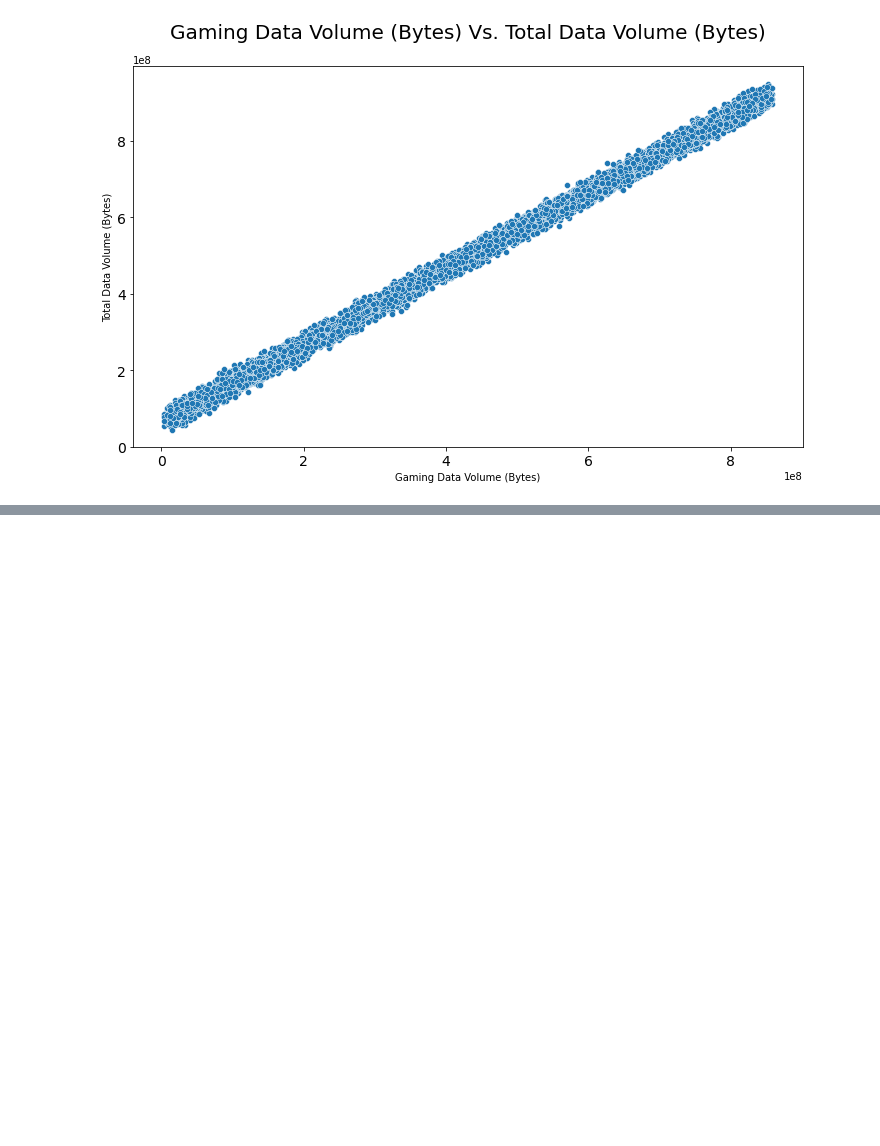
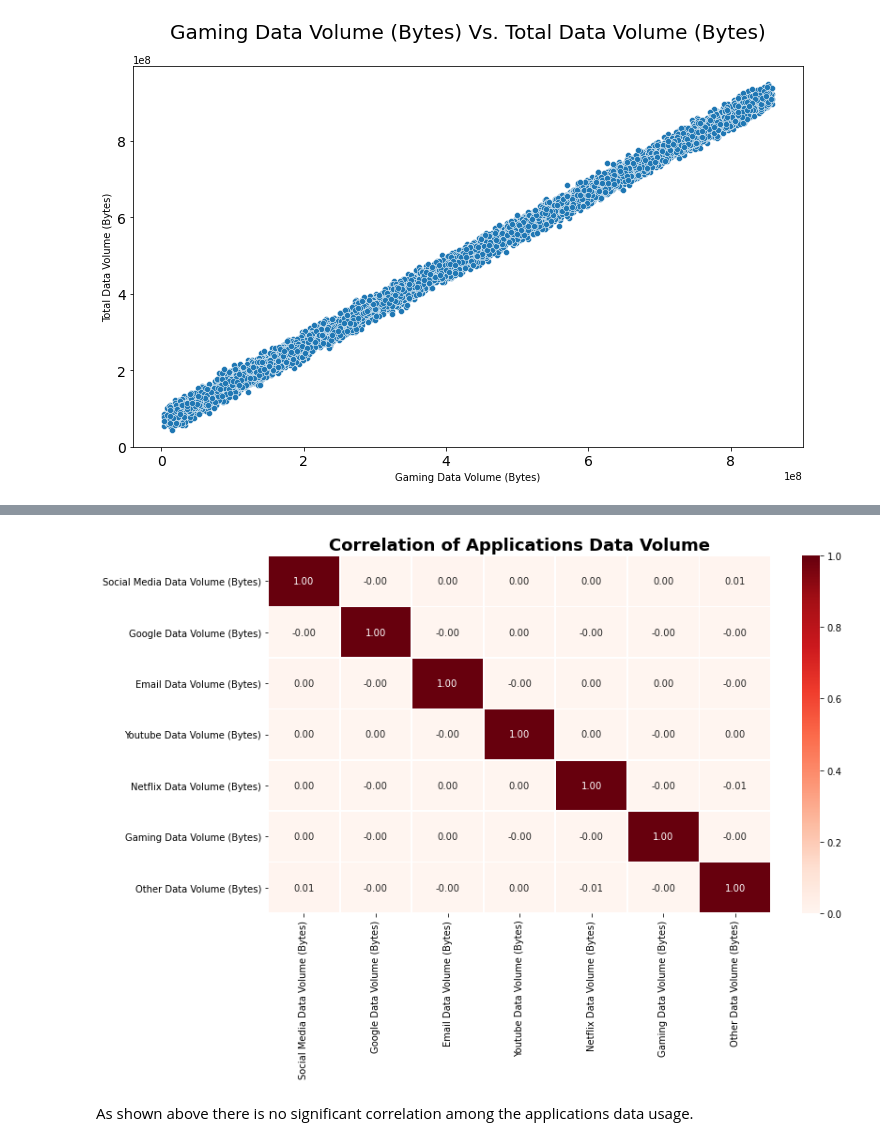
Before and after one commit to zelalemgetahun9374/TellCo-Data-Analysis, a Jupyter notebook: notebooks/User Overview analysis.ipynb, the cells around one changed output, grey strips where cells are left out. Saved outputs shown, nothing was run; the diff lists cells and outputs as text; code cells hidden in the pictures; blank space fills up the shorter version.

Commit message:
feat: correlation analysis done

```diff
--- a/notebooks/User Overview analysis.ipynb
+++ b/notebooks/User Overview analysis.ipynb
@@ -189,9 +189,9 @@ def plot_bar(df:pd.DataFrame, x_col:str, y_col:str, title:str, xlabel:str, ylabe
     plt.ylabel(ylabel, fontsize=16)
     plt.show()
 
-def plot_heatmap(df:pd.DataFrame, title:str, cbar=False)->None:
+def plot_heatmap(df:pd.DataFrame, title:str, cmap='Reds')->None:
     plt.figure(figsize=(12, 7))
-    sns.heatmap(df, annot=True, cmap='viridis', vmin=0, vmax=1, fmt='.2f', linewidths=.7, cbar=cbar )
+    sns.heatmap(df, annot=True, cmap=cmap, vmin=0, vmax=1, fmt='.2f', linewidths=.7, cbar=True )
     plt.title(title, size=18, fontweight='bold')
     plt.show()
 
@@ -986,0 +989,7 @@ plot_scatter(tellco_clean.sample(10000), 'Gaming Data Volume (Bytes)', 'Total Da
+# %%
+application_cols = ['Social Media Data Volume (Bytes)', 'Google Data Volume (Bytes)', 'Email Data Volume (Bytes)',
+    'Youtube Data Volume (Bytes)', 'Netflix Data Volume (Bytes)', 'Gaming Data Volume (Bytes)',
+    'Other Data Volume (Bytes)']
+
+corr_df = tellco_clean[application_cols].corr()
+corr_df
@@ -986,0 +1005,6 @@ plot_scatter(tellco_clean.sample(10000), 'Gaming Data Volume (Bytes)', 'Total Da
+# %%
+plot_heatmap(corr_df, "Correlation of Applications Data Volume")
+# %% [output]
+[figure, added]
+# %% [markdown]
+As shown above there is no significant correlation among the applications data usage.
```
Also changed, not shown: parts of 3 cells of this notebook.
